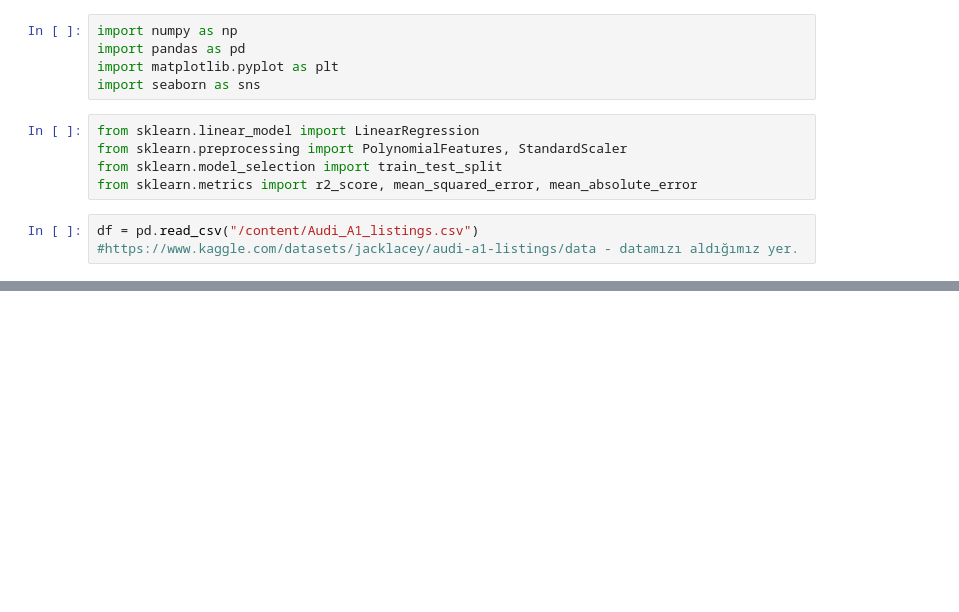
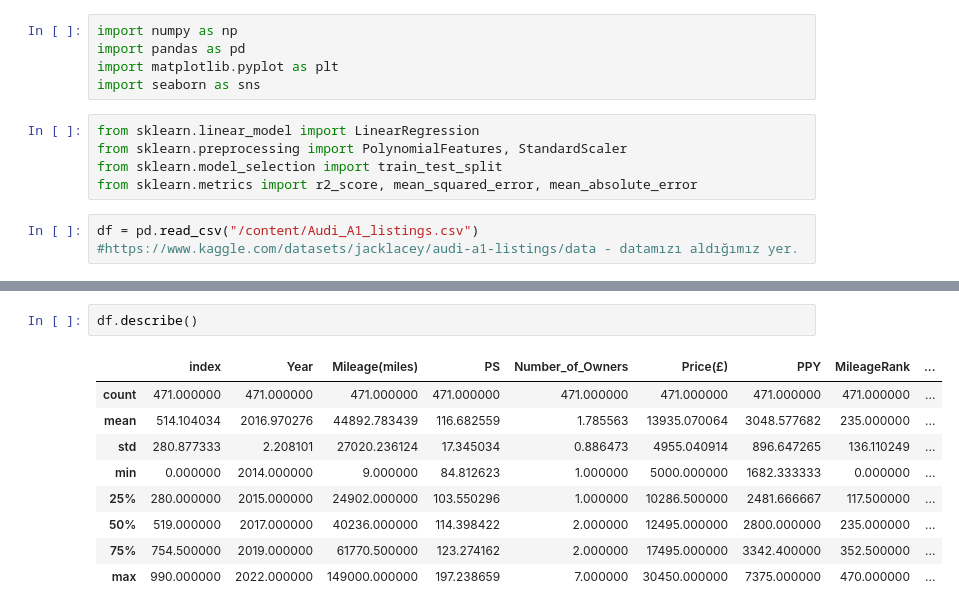
Before and after one commit to europecodingschool/ECS---VB---YZ---08.26, a Jupyter notebook: VB_YZ_Ders_10_.ipynb, the cells around one changed output, grey strips where cells are left out. Drawn from its saved outputs; the diff is of its cells as text; blank space fills up the shorter version.

```diff
--- a/VB_YZ_Ders_10_.ipynb
+++ b/VB_YZ_Ders_10_.ipynb
@@ -24,0 +132,12 @@ df.head()
+# %%
+df.describe()
+# %% [output]
+|  | index | Year | Mileage(miles) | PS | Number_of_Owners | Price(£) | PPY | MileageRank | ... |
+| count | 471.000000 | 471.000000 | 471.000000 | 471.000000 | 471.000000 | 471.000000 | 471.000000 | 471.000000 | ... |
+| mean | 514.104034 | 2016.970276 | 44892.783439 | 116.682559 | 1.785563 | 13935.070064 | 3048.577682 | 235.000000 | ... |
+| std | 280.877333 | 2.208101 | 27020.236124 | 17.345034 | 0.886473 | 4955.040914 | 896.647265 | 136.110249 | ... |
+| min | 0.000000 | 2014.000000 | 9.000000 | 84.812623 | 1.000000 | 5000.000000 | 1682.333333 | 0.000000 | ... |
+| 25% | 280.000000 | 2015.000000 | 24902.000000 | 103.550296 | 1.000000 | 10286.500000 | 2481.666667 | 117.500000 | ... |
+| 50% | 519.000000 | 2017.000000 | 40236.000000 | 114.398422 | 2.000000 | 12495.000000 | 2800.000000 | 235.000000 | ... |
+| 75% | 754.500000 | 2019.000000 | 61770.500000 | 123.274162 | 2.000000 | 17495.000000 | 3342.400000 | 352.500000 | ... |
+| max | 990.000000 | 2022.000000 | 149000.000000 | 197.238659 | 7.000000 | 30450.000000 | 7375.000000 | 470.000000 | ... |
```
Also changed, not shown: parts of 9 cells of this notebook.
